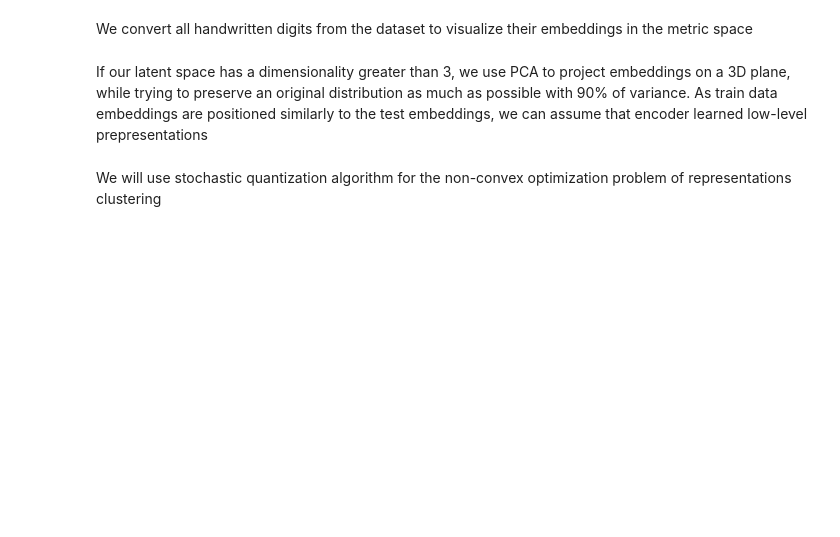
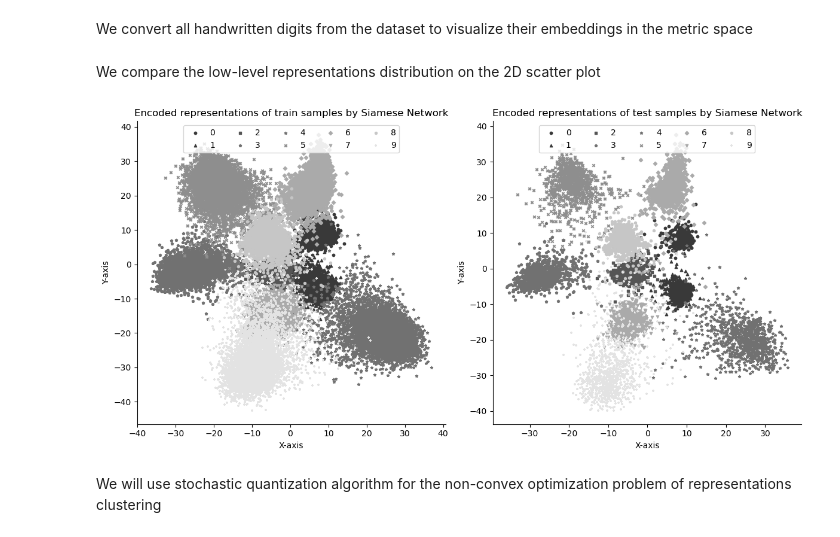
Before and after one commit to kaydotdev/stochastic-quantization, a Jupyter notebook: code/notebooks/simlearning.ipynb, the cells around one changed output. Drawn from its saved outputs; the diff is of its cells as text; code cells hidden in the pictures; blank space fills up the shorter version.

```diff
--- a/code/notebooks/simlearning.ipynb
+++ b/code/notebooks/simlearning.ipynb
@@ -274,75 +287,50 @@ with torch.no_grad():
     train_group_embeds, train_all_embeds = group_embeddings_by_label(embedding_model, train_dataloader)
     test_group_embeds, test_all_embeds = group_embeddings_by_label(embedding_model, test_dataloader)
 # %% [markdown]
-If our latent space has a dimensionality greater than 3, we use PCA to project embeddings on a 3D plane, while trying to preserve an original distribution as much as possible with 90% of variance. As train data embeddings are positioned similarly to the test embeddings, we can assume that encoder learned low-level prepresentations
+We compare the low-level representations distribution on the 2D scatter plot
 # %%
-_, embeds_dim = train_all_embeds.shape
-
-if embeds_dim > 3:
-    pca = PCA(n_components=3, random_state=RANDOM_SEED).fit(train_all_embeds)
-
-    train_viz_embeds = {cl: pca.transform(embeds) for cl, embeds in train_group_embeds.items()}
-    test_viz_embeds = {cl: pca.transform(embeds) for cl, embeds in test_group_embeds.items()}
-else:
-    train_viz_embeds = train_group_embeds
-    test_viz_embeds = test_group_embeds
-
 markers = ['o', '^', 's', 'p', '*', 'x', 'D', 'v', 'h', '+']
 markers_color = mpl.colormaps['gray'].resampled(len(markers))
 markers_color_range = np.linspace(0.2, 0.8, len(markers))
+marksize = 10
 
-markevery, marksize = 50, 10
-elev, azim = 21, 100
+fig, ax = plt.subplots(1, 2, figsize=(12, 6), tight_layout=True)
 
-fig = plt.figure(figsize=(12, 6))
-
-ax = fig.add_subplot(1, 2, 1, projection='3d')
-ax.view_init(elev=elev, azim=azim, roll=0)
-
-for idx, (cls, embeds) in enumerate(train_viz_embeds.items()):
-    subset_embeds = embeds[::markevery]
+for idx, (cls, embeds) in enumerate(train_group_embeds.items()):
     cls_color = markers_color(markers_color_range[idx])
 
-    ax.scatter3D(subset_embeds[:, 0], subset_embeds[:, 1], subset_embeds[:, 2], color=cls_color,
-                 label=cls, alpha=1.0, s=marksize, marker=markers[idx % len(markers)])
+    ax[0].scatter(embeds[:, 0], embeds[:, 1], color=cls_color, label=cls,
+                  alpha=1.0, s=marksize, marker=markers[idx % len(markers)])
 
-ax.legend(loc="upper center", ncol=5)
-ax.set_title(r'Train dataset embeddings with $ \frac{1}{50} $ density')
+ax[0].legend(loc="upper center", ncol=5)
+ax[0].set_title('Encoded representations of train samples by Siamese Network')
 
-ax.set_xlabel('X-axis')
-ax.set_xlim((-7.5, 7.5))
+ax[0].set_xlabel('X-axis')
+ax[0].set_ylabel('Y-axis')
 
-ax.set_ylabel('Y-axis')
-ax.set_ylim((-7.5, 7.5))
+ax[0].spines['top'].set_visible(False)
+ax[0].spines['right'].set_visible(False)
 
-ax.set_zlabel('Z-axis')
-ax.set_zlim((-7.5, 7.5))
-
-ax = fig.add_subplot(1, 2, 2, projection='3d')
-ax.view_init(elev=elev, azim=azim, roll=0)
-
-for idx, (cls, embeds) in enumerate(test_viz_embeds.items()):
-    subset_embeds = embeds[::markevery]
+for idx, (cls, embeds) in enumerate(test_group_embeds.items()):
     cls_color = markers_color(markers_color_range[idx])
 
-    ax.scatter3D(subset_embeds[:, 0], subset_embeds[:, 1], subset_embeds[:, 2], color=cls_color,
-                 label=cls, alpha=1.0, s=marksize, marker=markers[idx % len(markers)])
+    ax[1].scatter(embeds[:, 0], embeds[:, 1], color=cls_color, label=cls, alpha=1.0,
+                  s=marksize, marker=markers[idx % len(markers)])
 
-ax.legend(loc="upper center", ncol=5)
-ax.set_title(r'Test dataset embeddings with $ \frac{1}{50} $ density')
+ax[1].legend(loc="upper center", ncol=5)
+ax[1].set_title('Encoded representations of test samples by Siamese Network')
 
-ax.set_xlabel('X-axis')
-ax.set_xlim((-7.5, 7.5))
+ax[1].set_xlabel('X-axis')
+ax[1].set_ylabel('Y-axis')
 
-ax.set_ylabel('Y-axis')
-ax.set_ylim((-7.5, 7.5))
-
-ax.set_zlabel('Z-axis')
-ax.set_zlim((-7.5, 7.5))
+ax[1].spines['top'].set_visible(False)
+ax[1].spines['right'].set_visible(False)
 
 fig.patch.set_facecolor('white')
 
 plt.show()
+# %% [output]
+[figure, added]
 # %% [markdown]
 We will use stochastic quantization algorithm for the non-convex optimization problem of representations clustering
 # %%
```
Also changed, not shown: parts of 9 cells of this notebook, 2 other files.
